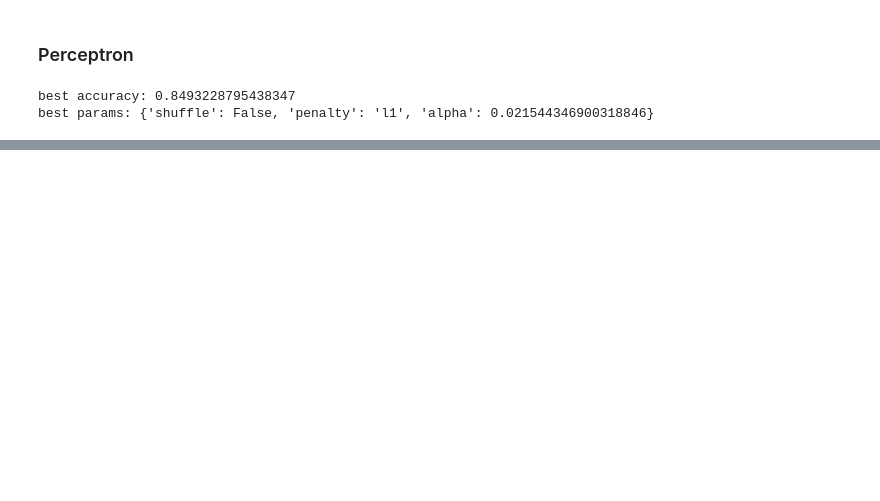
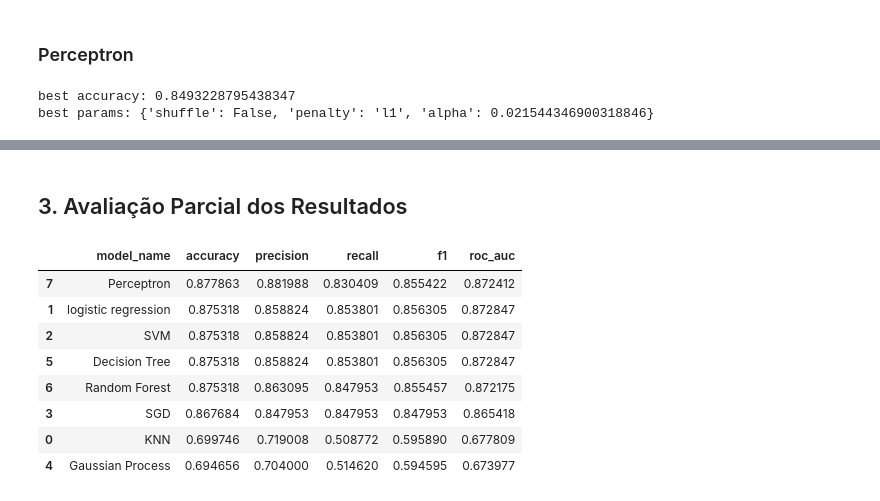
Before and after one commit to GDevigili/machine-learning-coursework, a Jupyter notebook: main.ipynb, the cells around one changed output, grey strips where cells are left out. Saved outputs shown, nothing was run; the diff lists cells and outputs as text; code cells hidden in the pictures; blank space fills up the shorter version.

```diff
--- a/main.ipynb
+++ b/main.ipynb
@@ -883,0 +897,48 @@ f1 Score: 0.8554216867469879
+# %% [markdown]
+## 3. Avaliação Parcial dos Resultados
+# %%
+from sklearn.metrics import precision_score
+from sklearn.metrics import recall_score
+from sklearn.metrics import f1_score
+from sklearn.metrics import roc_auc_score
+
+def eval_dataframe(models):
+
+    df_results = pd.DataFrame(columns=['model_name', 'accuracy','precision', 'recall', 'f1', 'roc_auc'])
+
+    for model in models:
+        predictions = models[model].predict(x_test)
+
+        accuracy = accuracy_score(y_test, predictions)
+        precision = precision_score(y_test, predictions)
+        recall = recall_score(y_test, predictions)
+        f1_score_ = f1_score(y_test, predictions)
+        roc_auc = roc_auc_score(y_test, predictions)
+
+        df_results = df_results.append({'model_name': model, 'accuracy': accuracy, 'precision': precision, 'recall': recall, 'f1': f1_score_, 'roc_auc': roc_auc}, ignore_index=True)
+
+    return df_results.sort_values(by=['accuracy', 'f1'], ascending=False)
+# %%
+models = {
+    'KNN': best_knn,
+    'logistic regression': best_regression,
+    'SVM': best_svc,
+    'SGD': best_sgd,
+    'Gaussian Process': best_gaussian,
+    'Decision Tree': best_decision_tree,
+    'Random Forest': best_random_forest,
+    'Perceptron': best_perceptron,
+}
+
+df_results = eval_dataframe(models)
+df_results
+# %% [output]
+|  | model_name | accuracy | precision | recall | f1 | roc_auc |
+| 7 | Perceptron | 0.877863 | 0.881988 | 0.830409 | 0.855422 | 0.872412 |
+| 1 | logistic regression | 0.875318 | 0.858824 | 0.853801 | 0.856305 | 0.872847 |
+| 2 | SVM | 0.875318 | 0.858824 | 0.853801 | 0.856305 | 0.872847 |
+| 5 | Decision Tree | 0.875318 | 0.858824 | 0.853801 | 0.856305 | 0.872847 |
+| 6 | Random Forest | 0.875318 | 0.863095 | 0.847953 | 0.855457 | 0.872175 |
+| 3 | SGD | 0.867684 | 0.847953 | 0.847953 | 0.847953 | 0.865418 |
+| 0 | KNN | 0.699746 | 0.719008 | 0.508772 | 0.595890 | 0.677809 |
+| 4 | Gaussian Process | 0.694656 | 0.704000 | 0.514620 | 0.594595 | 0.673977 |
```
Also changed, not shown: parts of 10 cells of this notebook.
